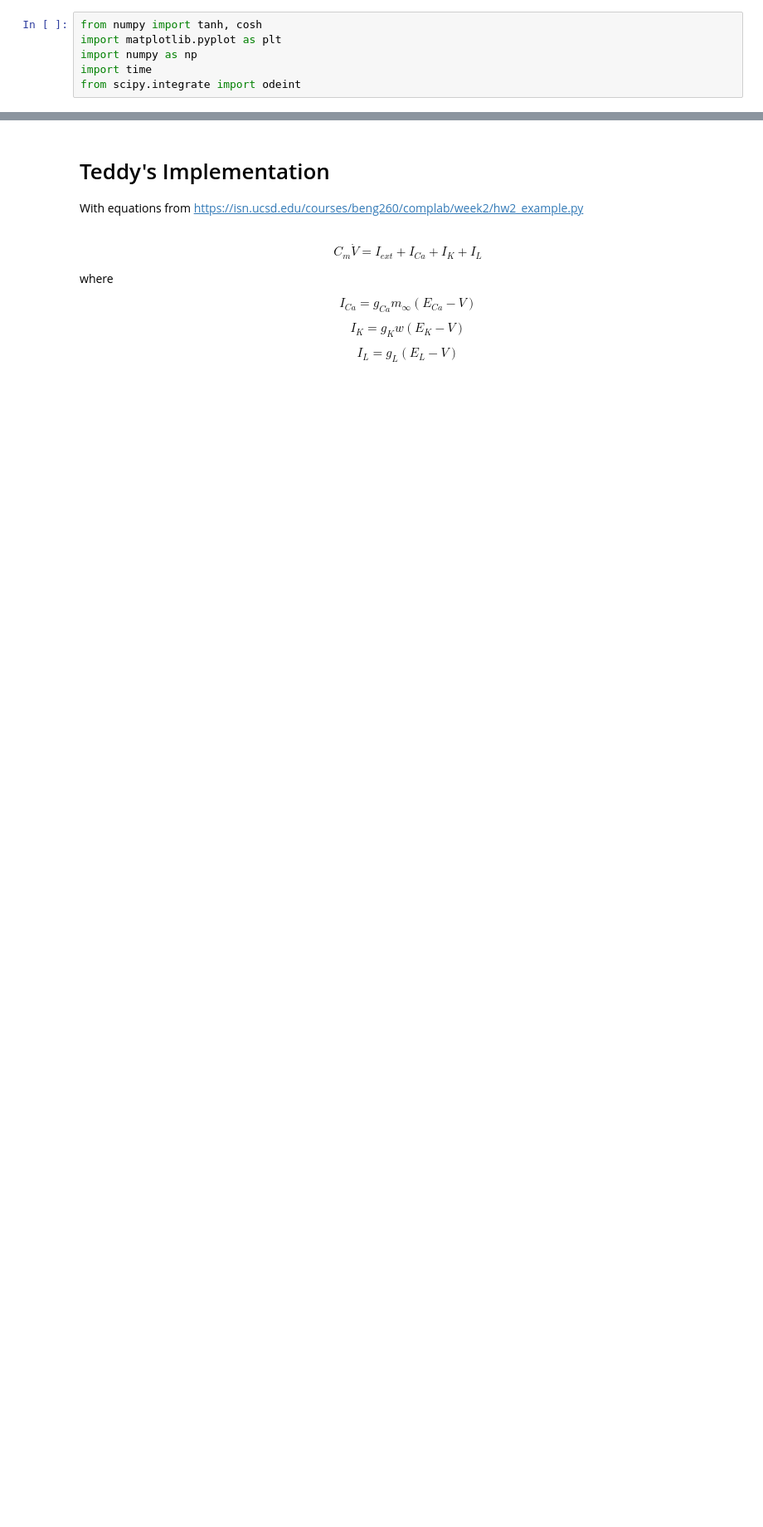
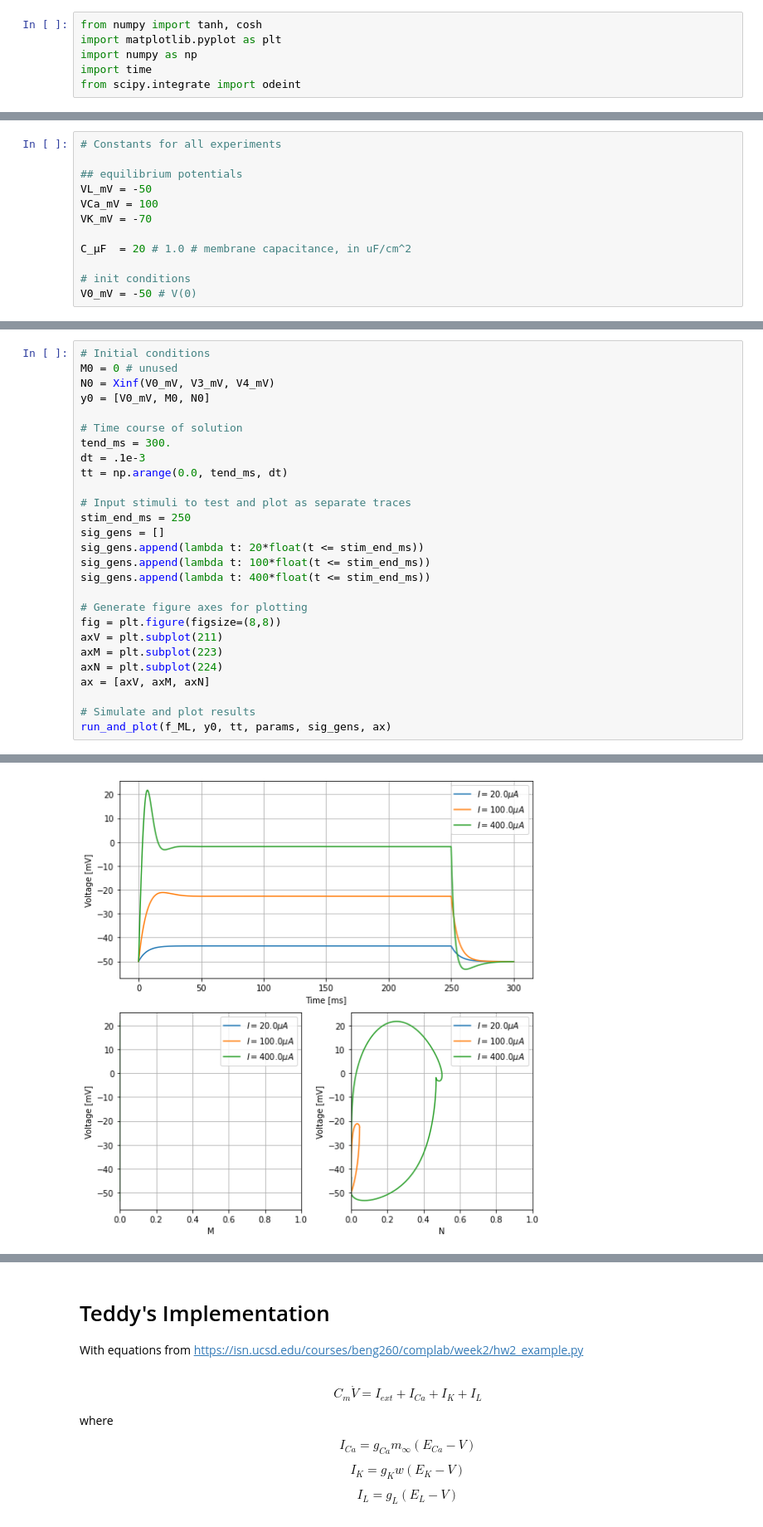
Before and after one commit to 3x10e8/telluride-21, a Jupyter notebook: Morris_Lecar.ipynb, the cells around one changed output, grey strips where cells are left out. Shown: that part at 83% size. Drawn from its saved outputs; the diff is of its cells as text; blank space fills up the shorter version.

Commit message:
Fig 2 generated

```diff
--- a/Morris_Lecar.ipynb
+++ b/Morris_Lecar.ipynb
@@ -115,0 +17,12 @@ Done in 0.32s
+# %%
+# Constants for all experiments
+
+## equilibrium potentials
+VL_mV = -50
+VCa_mV = 100
+VK_mV = -70
+
+C_μF  = 20 # 1.0 # membrane capacitance, in uF/cm^2
+
+# init conditions
+V0_mV = -50 # V(0)
@@ -115,0 +144,28 @@ Done in 0.32s
+# %%
+# Initial conditions
+M0 = 0 # unused
+N0 = Xinf(V0_mV, V3_mV, V4_mV)
+y0 = [V0_mV, M0, N0]
+
+# Time course of solution
+tend_ms = 300.
+dt = .1e-3
+tt = np.arange(0.0, tend_ms, dt)
+
+# Input stimuli to test and plot as separate traces
+stim_end_ms = 250
+sig_gens = []
+sig_gens.append(lambda t: 20*float(t <= stim_end_ms))
+sig_gens.append(lambda t: 100*float(t <= stim_end_ms))
+sig_gens.append(lambda t: 400*float(t <= stim_end_ms))
+
+# Generate figure axes for plotting
+fig = plt.figure(figsize=(8,8))
+axV = plt.subplot(211)
+axM = plt.subplot(223)
+axN = plt.subplot(224)
+ax = [axV, axM, axN]
+
+# Simulate and plot results
+run_and_plot(f_ML, y0, tt, params, sig_gens, ax)
+# %% [output]
@@ -115,0 +175 @@ Done in 0.32s
+[figure, added]
```
Also changed, not shown: parts of 11 cells of this notebook.
